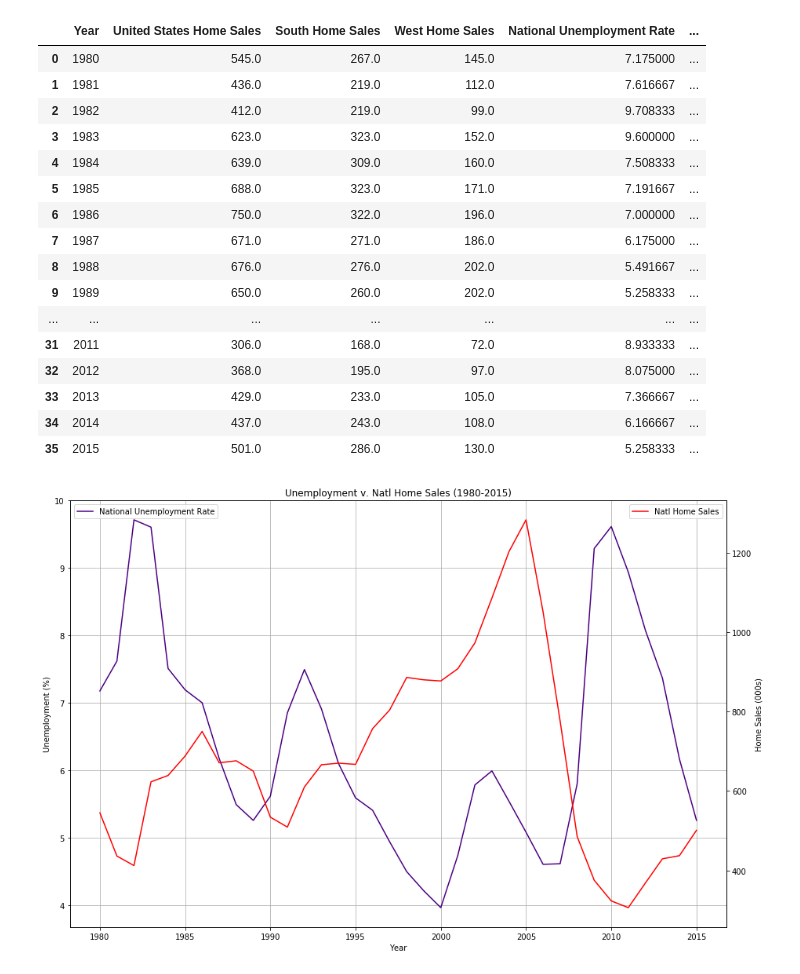
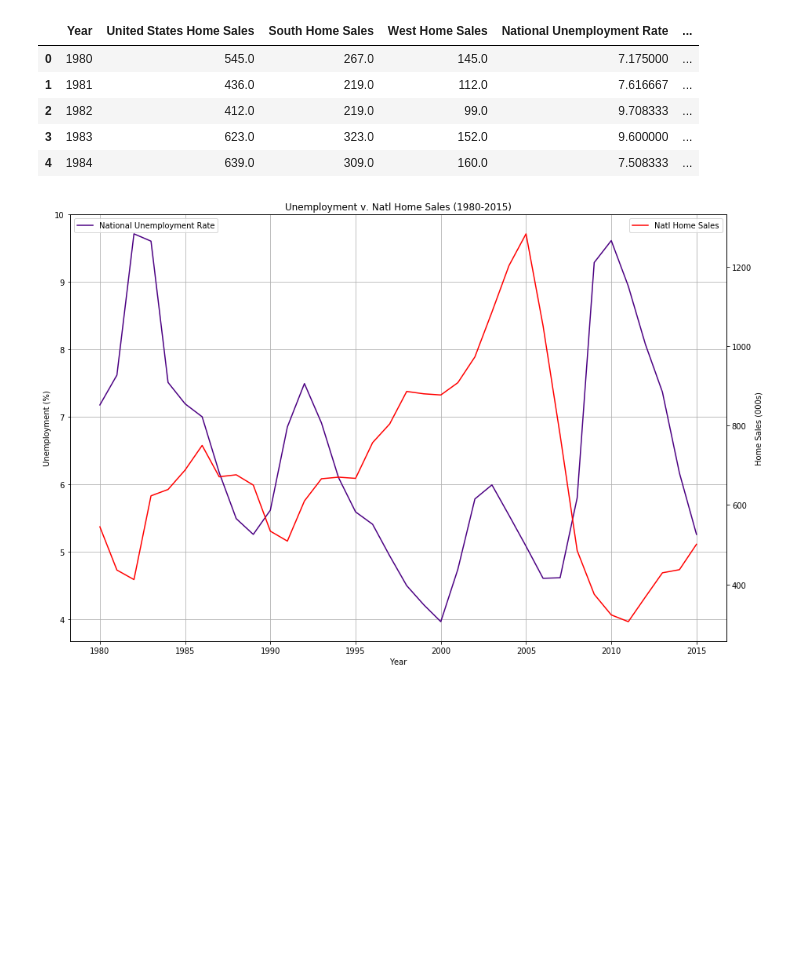
Before and after one commit to CarlosCocuy/ProjectRepo, a Jupyter notebook: unemployment_analysis.ipynb, the cells around one changed output. Saved outputs shown, nothing was run; the diff lists cells and outputs as text; code cells hidden in the pictures; blank space fills up the shorter version.

```diff
--- a/unemployment_analysis.ipynb
+++ b/unemployment_analysis.ipynb
@@ -6,25 +6,14 @@ from scipy import stats
 import numpy as np
 # %%
 unemployment_df = pd.read_csv("Data/unemployment.csv")
-unemployment_df
+unemployment_df.head()
 # %% [output]
 |  | Year | United States Home Sales | South Home Sales | West Home Sales | National Unemployment Rate | ... |
 | 0 | 1980 | 545.0 | 267.0 | 145.0 | 7.175000 | ... |
 | 1 | 1981 | 436.0 | 219.0 | 112.0 | 7.616667 | ... |
 | 2 | 1982 | 412.0 | 219.0 | 99.0 | 9.708333 | ... |
 | 3 | 1983 | 623.0 | 323.0 | 152.0 | 9.600000 | ... |
 | 4 | 1984 | 639.0 | 309.0 | 160.0 | 7.508333 | ... |
-| 5 | 1985 | 688.0 | 323.0 | 171.0 | 7.191667 | ... |
-| 6 | 1986 | 750.0 | 322.0 | 196.0 | 7.000000 | ... |
-| 7 | 1987 | 671.0 | 271.0 | 186.0 | 6.175000 | ... |
-| 8 | 1988 | 676.0 | 276.0 | 202.0 | 5.491667 | ... |
-| 9 | 1989 | 650.0 | 260.0 | 202.0 | 5.258333 | ... |
-| ... | ... | ... | ... | ... | ... | ... |
-| 31 | 2011 | 306.0 | 168.0 | 72.0 | 8.933333 | ... |
-| 32 | 2012 | 368.0 | 195.0 | 97.0 | 8.075000 | ... |
-| 33 | 2013 | 429.0 | 233.0 | 105.0 | 7.366667 | ... |
-| 34 | 2014 | 437.0 | 243.0 | 108.0 | 6.166667 | ... |
-| 35 | 2015 | 501.0 | 286.0 | 130.0 | 5.258333 | ... |
 # %%
 natl_home_sales=[]
 for sale in unemployment_df["United States Home Sales"]:
```
Also changed, not shown: 9 other files.
